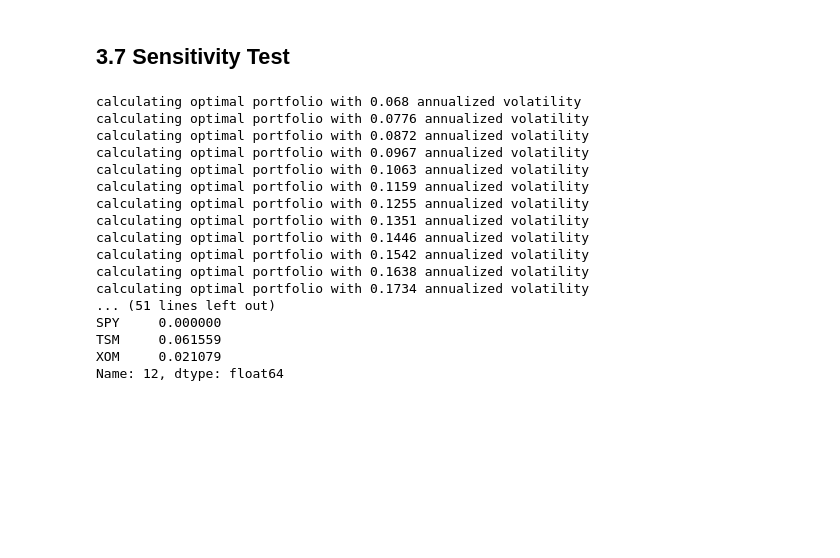
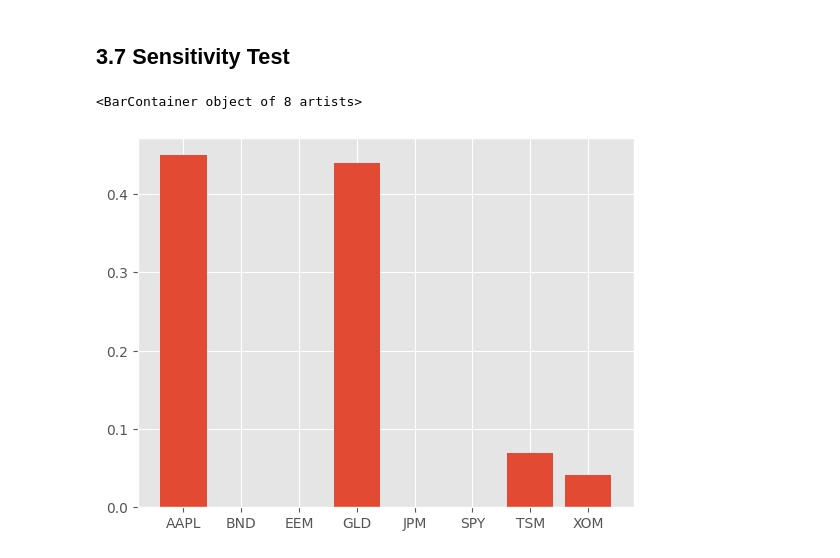
Before and after one commit to szymon-ml/quant-portfolio-analysis, a Jupyter notebook: notebooks/02_importing_data.ipynb, the cells around one changed output. Saved outputs shown, nothing was run; the diff lists cells and outputs as text; code cells hidden in the pictures; blank space fills up the shorter version.

```diff
--- a/notebooks/02_importing_data.ipynb
+++ b/notebooks/02_importing_data.ipynb
@@ -1418,43 +1423,10 @@ dtype: str
 # %% [markdown]
 ## 3.7 Sensitivity Test
 # %%
-#LASTLY: CHECKING MPTs SENSITIVITY TO THE INPUT
+#LASTLY: CHECKING MPTs SENSITIVITY TO THE INPUT - TRYING DIFFERENT TIME-FRAMES AS INPUT
+
+#comparing tangency portfolios:
+plt.bar(data.columns, tangency_portfolio.x)
+# %% [output]
+<BarContainer object of 8 artists>
+[figure, added]
-# %%
-# original optimization
-optimized_port_df, weights_df = optimize_portfolios(data, 0.068, 0.25, 20)
-
-# create a slightly perturbed dataset - add 2% annual return to AAPL
-returns = data.pct_change().dropna()
-returns_perturbed = returns.copy()
-returns_perturbed['JPM'] = returns_perturbed['JPM'] + (0.02 / 252)
-
-# reconstruct prices from perturbed returns
-data_perturbed = (1 + returns_perturbed).cumprod() * data.iloc[0]
-
-# rerun optimization
-optimized_port_perturbed, weights_df_perturbed = optimize_portfolios(data_perturbed, 0.068, 0.25, 20)
-
-# compare weights at a specific volatility point, e.g. the max sharpe portfolio
-idx = optimized_port_df['Sharpe Ratio'].idxmax()
-print("Original weights:")
-print(weights_df.iloc[idx])
-print("\nPerturbed weights (+2% AAPL return):")
-print(weights_df_perturbed.iloc[idx])
-# %% [output]
-calculating optimal portfolio with 0.068 annualized volatility
-calculating optimal portfolio with 0.0776 annualized volatility
-calculating optimal portfolio with 0.0872 annualized volatility
-calculating optimal portfolio with 0.0967 annualized volatility
-calculating optimal portfolio with 0.1063 annualized volatility
-calculating optimal portfolio with 0.1159 annualized volatility
-calculating optimal portfolio with 0.1255 annualized volatility
-calculating optimal portfolio with 0.1351 annualized volatility
-calculating optimal portfolio with 0.1446 annualized volatility
-calculating optimal portfolio with 0.1542 annualized volatility
-calculating optimal portfolio with 0.1638 annualized volatility
-calculating optimal portfolio with 0.1734 annualized volatility
-... (51 lines left out)
-SPY     0.000000
-TSM     0.061559
-XOM     0.021079
-Name: 12, dtype: float64
```
Also changed, not shown: parts of 73 cells of this notebook.
